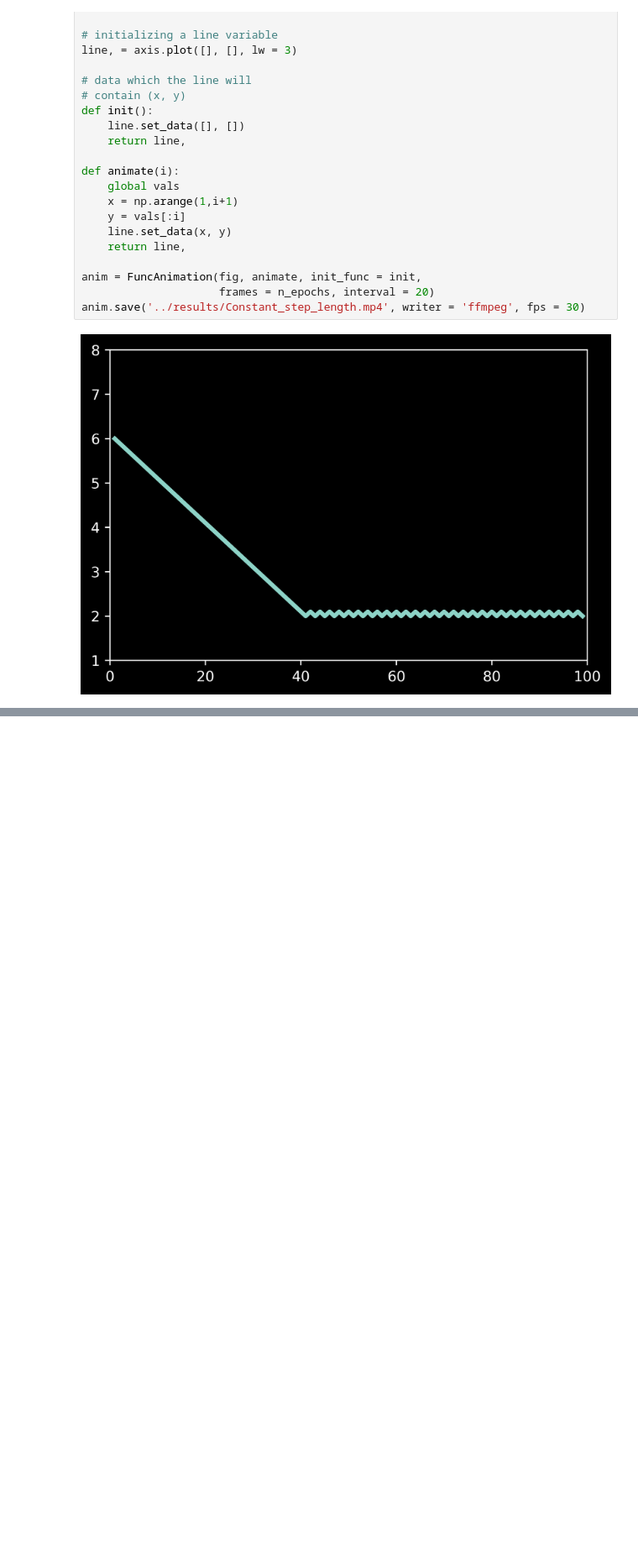
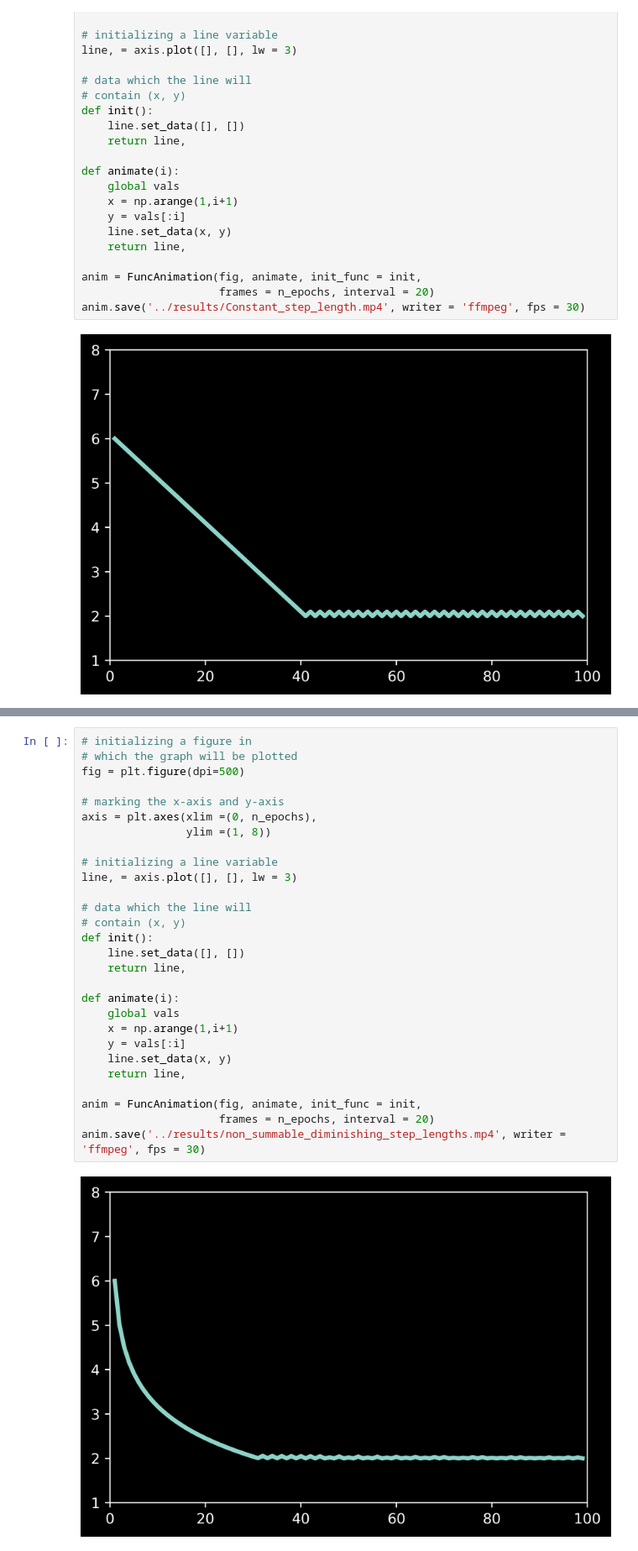
Before and after one commit to cmaspi/subgradient_method, a Jupyter notebook: code/step_illustration.ipynb, the cells around one changed output, grey strips where cells are left out. Shown at 84% size. Saved outputs shown, nothing was run; the diff lists cells and outputs as text; blank space fills up the shorter version.

```diff
--- a/code/step_illustration.ipynb
+++ b/code/step_illustration.ipynb
@@ -149,0 +300,30 @@ anim.save('../results/Constant_step_length.mp4', writer = 'ffmpeg', fps = 30)
+# %%
+# initializing a figure in
+# which the graph will be plotted
+fig = plt.figure(dpi=500)
+
+# marking the x-axis and y-axis
+axis = plt.axes(xlim =(0, n_epochs),
+                ylim =(1, 8))
+
+# initializing a line variable
+line, = axis.plot([], [], lw = 3)
+
+# data which the line will
+# contain (x, y)
+def init():
+    line.set_data([], [])
+    return line,
+
+def animate(i):
+    global vals
+    x = np.arange(1,i+1)
+    y = vals[:i]
+    line.set_data(x, y)
+    return line,
+
+anim = FuncAnimation(fig, animate, init_func = init,
+                     frames = n_epochs, interval = 20)
+anim.save('../results/non_summable_diminishing_step_lengths.mp4', writer = 'ffmpeg', fps = 30)
+# %% [output]
+[figure, added]
```
Also changed, not shown: parts of 11 cells of this notebook, 9 other files.
